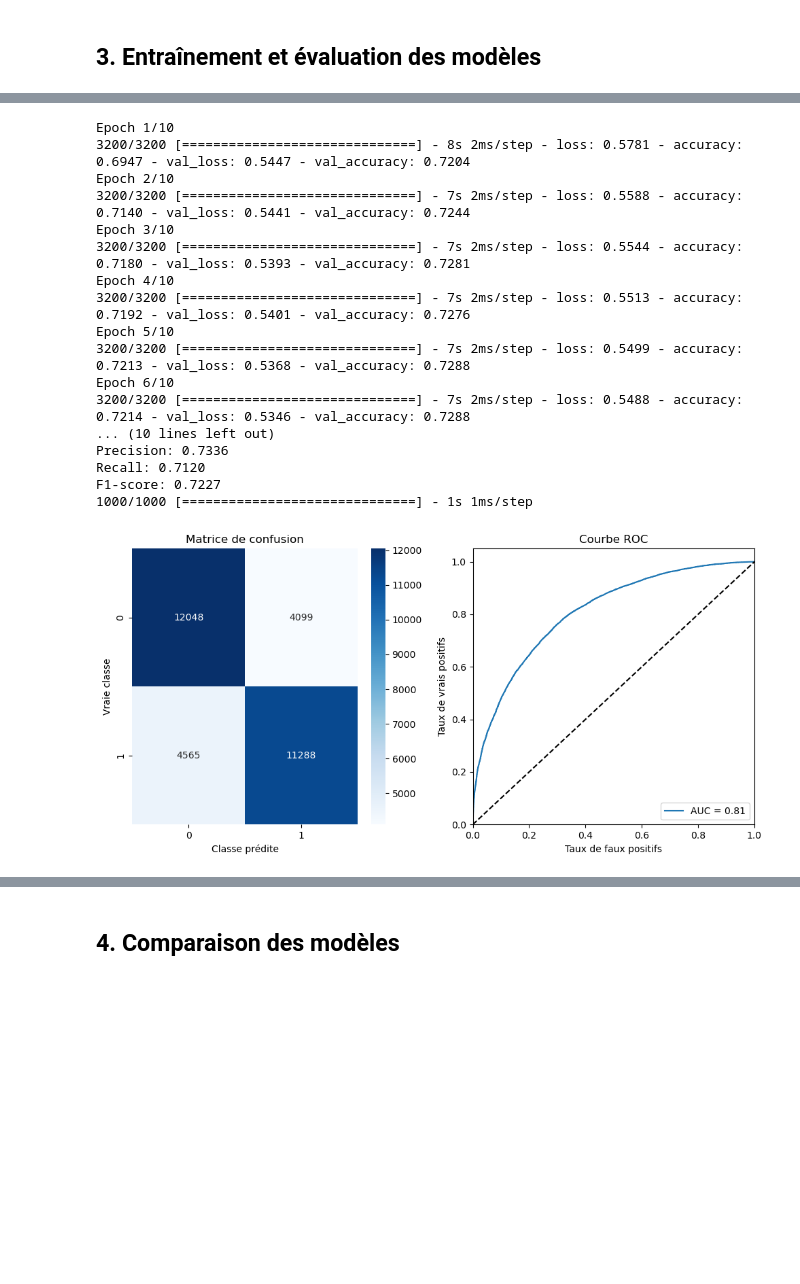
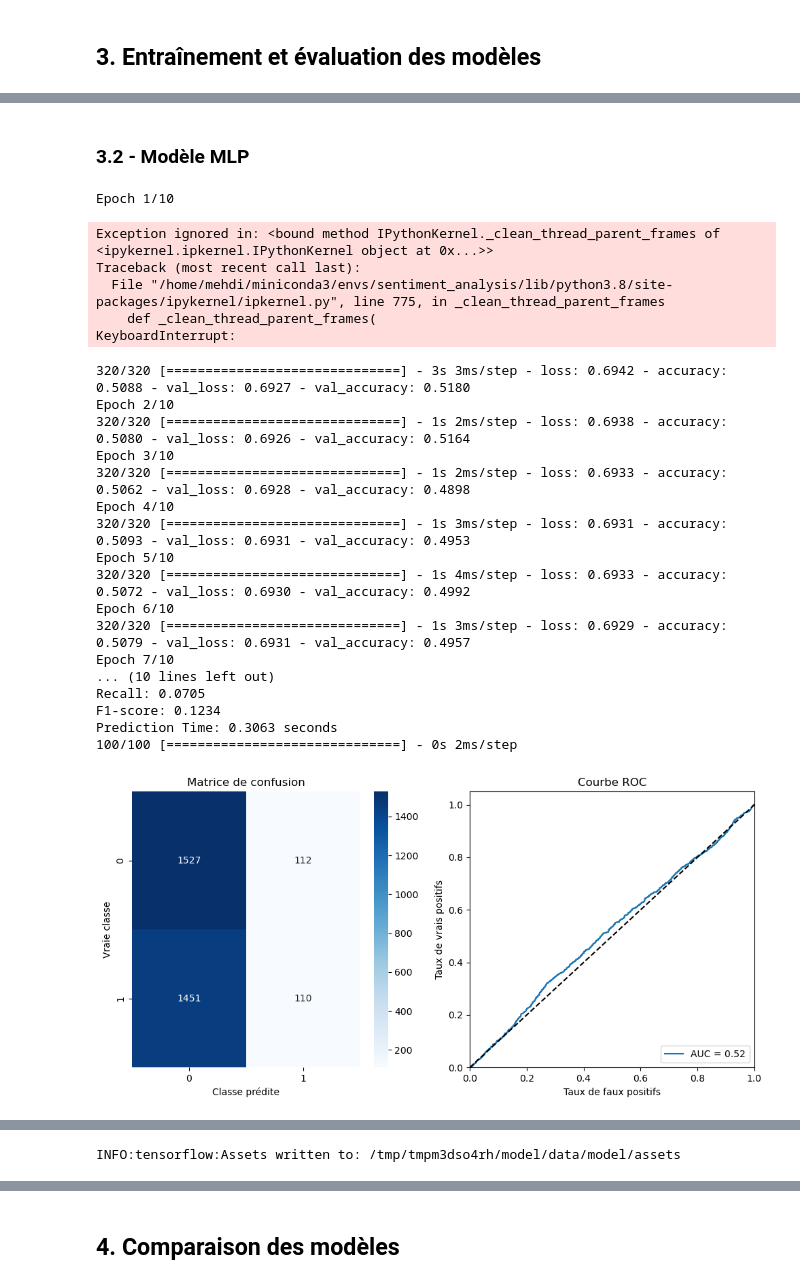
Before and after one commit to mehdimunim/OC7, a Jupyter notebook: notebooks/03_Mehdi_MUNIM_modelisation.ipynb, the cells around one changed output, grey strips where cells are left out. Drawn from its saved outputs; the diff is of its cells as text; code cells hidden in the pictures; blank space fills up the shorter version.

```diff
--- a/notebooks/03_Mehdi_MUNIM_modelisation.ipynb
+++ b/notebooks/03_Mehdi_MUNIM_modelisation.ipynb
@@ -80,31 +111,57 @@ F1-score: 0.7288
+# %% [markdown]
+### 3.2 - Modèle MLP
 # %%
-#@title 3.2 Entraînement et évaluation du modèle MLP
+#@title 3.2 Entraînement et évaluation du modèle MLP avec MLflow
+
+import mlflow
+import mlflow.keras
 
 # Créer et entraîner le modèle MLP
 model_mlp = model.create_mlp_model(input_shape=(X_train_w2v.shape[1],))
-model_mlp.fit(X_train_w2v, y_train, epochs=10, batch_size=32, validation_split=0.2)
 
-# Évaluer le modèle
-evaluation.evaluer_modele(model_mlp, X_test_w2v, y_test)
+# Démarrer une exécution MLflow
+with mlflow.start_run():
+    # Entraîner le modèle
+    model_mlp.fit(X_train_w2v, y_train, epochs=10, batch_size=32, validation_split=0.2)
 
-# Sauvegarder le modèle
-model.save_model_weights(model_mlp, "model_mlp")
+    # Évaluer le modèle et récupérer les métriques
+    accuracy, precision, recall, f1, predict_time = evaluation.evaluer_modele(model_mlp, X_test_w2v, y_test)
+
+    # Enregistrer les paramètres
+    mlflow.log_param("epochs", 10)
+    mlflow.log_param("batch_size", 32)
+
+    # Enregistrer les métriques
+    mlflow.log_metric("accuracy", accuracy)
+    mlflow.log_metric("precision", precision)
+    mlflow.log_metric("recall", recall)
+    mlflow.log_metric("f1_score", f1)
+    mlflow.log_metric("predict_time", predict_time)  # Ajout du predict_time
+
+    # Enregistrer le modèle
+    mlflow.keras.log_model(model_mlp, "model_mlp")
 # %% [output]
 Epoch 1/10
-3200/3200 [==============================] - 8s 2ms/step - loss: 0.5781 - accuracy: 0.6947 - val_loss: 0.5447 - val_accuracy: 0.7204
-Epoch 2/10
-3200/3200 [==============================] - 7s 2ms/step - loss: 0.5588 - accuracy: 0.7140 - val_loss: 0.5441 - val_accuracy: 0.7244
-Epoch 3/10
-3200/3200 [==============================] - 7s 2ms/step - loss: 0.5544 - accuracy: 0.7180 - val_loss: 0.5393 - val_accuracy: 0.7281
-Epoch 4/10
-3200/3200 [==============================] - 7s 2ms/step - loss: 0.5513 - accuracy: 0.7192 - val_loss: 0.5401 - val_accuracy: 0.7276
-Epoch 5/10
-3200/3200 [==============================] - 7s 2ms/step - loss: 0.5499 - accuracy: 0.7213 - val_loss: 0.5368 - val_accuracy: 0.7288
-Epoch 6/10
-3200/3200 [==============================] - 7s 2ms/step - loss: 0.5488 - accuracy: 0.7214 - val_loss: 0.5346 - val_accuracy: 0.7288
-... (10 lines left out)
-Precision: 0.7336
-Recall: 0.7120
-F1-score: 0.7227
-1000/1000 [==============================] - 1s 1ms/step
+Exception ignored in: <bound method IPythonKernel._clean_thread_parent_frames of <ipykernel.ipkernel.IPythonKernel object at 0x...>>
+Traceback (most recent call last):
+  File "/home/mehdi/miniconda3/envs/sentiment_analysis/lib/python3.8/site-packages/ipykernel/ipkernel.py", line 775, in _clean_thread_parent_frames
+    def _clean_thread_parent_frames(
+KeyboardInterrupt:
+320/320 [==============================] - 3s 3ms/step - loss: 0.6942 - accuracy: 0.5088 - val_loss: 0.6927 - val_accuracy: 0.5180
+Epoch 2/10
+320/320 [==============================] - 1s 2ms/step - loss: 0.6938 - accuracy: 0.5080 - val_loss: 0.6926 - val_accuracy: 0.5164
+Epoch 3/10
+320/320 [==============================] - 1s 2ms/step - loss: 0.6933 - accuracy: 0.5062 - val_loss: 0.6928 - val_accuracy: 0.4898
+Epoch 4/10
+320/320 [==============================] - 1s 3ms/step - loss: 0.6931 - accuracy: 0.5093 - val_loss: 0.6931 - val_accuracy: 0.4953
+Epoch 5/10
+320/320 [==============================] - 1s 4ms/step - loss: 0.6933 - accuracy: 0.5072 - val_loss: 0.6930 - val_accuracy: 0.4992
+Epoch 6/10
+320/320 [==============================] - 1s 3ms/step - loss: 0.6929 - accuracy: 0.5079 - val_loss: 0.6931 - val_accuracy: 0.4957
+Epoch 7/10
+... (10 lines left out)
+Recall: 0.0705
+F1-score: 0.1234
+Prediction Time: 0.3063 seconds
+100/100 [==============================] - 0s 2ms/step
-[figure, old version]
+[figure, new version]
@@ -110,0 +169 @@ F1-score: 0.7227
+INFO:tensorflow:Assets written to: /tmp/tmpm3dso4rh/model/data/model/assets
```
Also changed, not shown: parts of 18 cells of this notebook, 4 other files.
